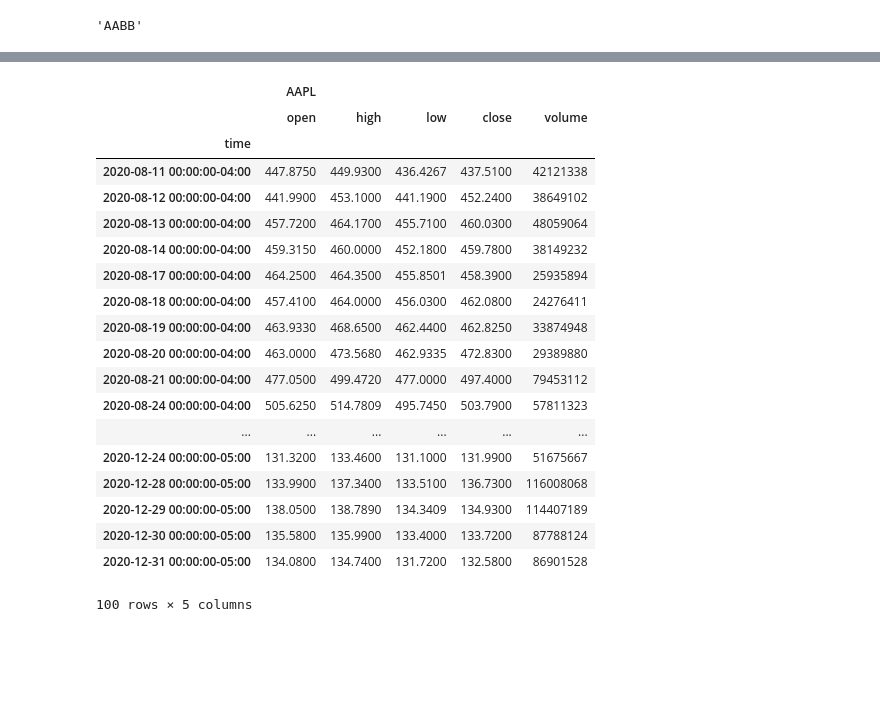
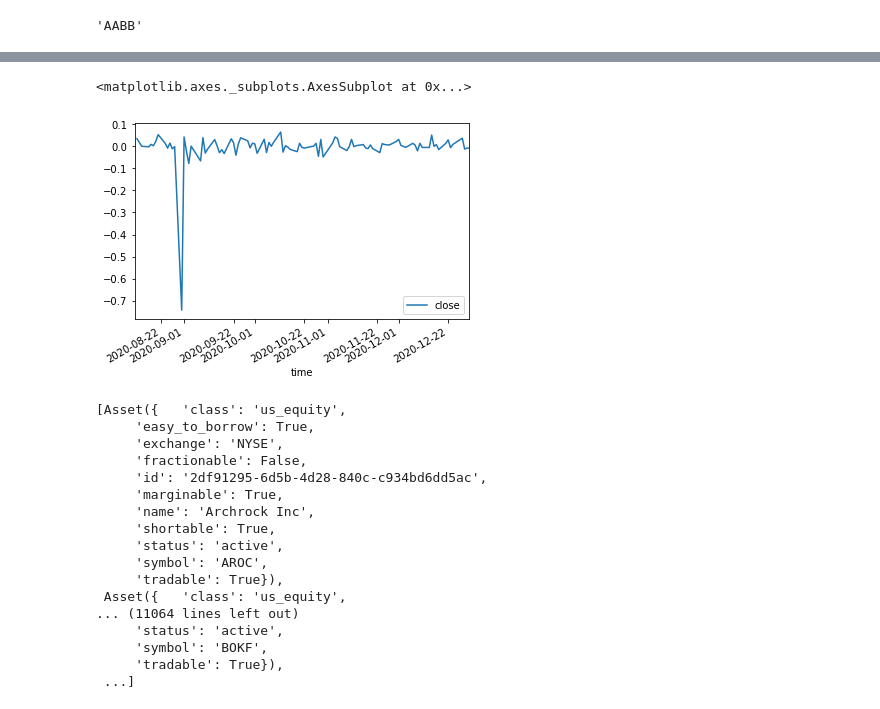
Before and after one commit to chimdyke82/j-Camp, a Jupyter notebook: Project1.ipynb, the cells around one changed output, grey strips where cells are left out. Drawn from its saved outputs; the diff is of its cells as text; code cells hidden in the pictures; blank space fills up the shorter version.

```diff
--- a/Project1.ipynb
+++ b/Project1.ipynb
@@ -314,44 +381,63 @@ interact(temp_test, tickers = stock_list )
 # %%
 today = date.today()
     ####################
     #getting all dates
 year1 = today.year - 4
 startdate_year1 = str(year1) + "-" + "01" + "-" + "01"
 enddate_year1 = str(year1) + "-" + "12" + "-" + "31"
 
 start_date1 = pd.Timestamp("2020-01-14", tz="America/New_York").isoformat()
 end_date1 = pd.Timestamp("2020-12-31", tz="America/New_York").isoformat()
 
 timeframe = "1D"
 
     # Get current closing prices for SPY and AGG
 # YOUR CODE HERE!
 df_ticker1 = alpaca.get_barset(
     'AAPL',
     timeframe,
     start=start_date1,
     end=end_date1,
     ).df
 
-df_ticker1
+#df_ticker1.reset_index(inplace = True)
+df_ticker1.columns = df_ticker1.columns.droplevel()
+df_ticker1['close'] = df_ticker1['close'].pct_change()
+df_ticker1 = df_ticker1[['close']]
+df_ticker1.plot(kind = 'line')
+#df_ticker1['AAPL']['close'] = df_ticker1['AAPL']['close'].pct_change()
+#df_ticker1['AAPL']['close']
 # %% [output]
-|  | AAPL |  |  |  |  |
-|  | open | high | low | close | volume |
-| time |  |  |  |  |  |
-| 2020-08-11 00:00:00-04:00 | 447.8750 | 449.9300 | 436.4267 | 437.5100 | 42121338 |
-| 2020-08-12 00:00:00-04:00 | 441.9900 | 453.1000 | 441.1900 | 452.2400 | 38649102 |
-| 2020-08-13 00:00:00-04:00 | 457.7200 | 464.1700 | 455.7100 | 460.0300 | 48059064 |
-| 2020-08-14 00:00:00-04:00 | 459.3150 | 460.0000 | 452.1800 | 459.7800 | 38149232 |
-| 2020-08-17 00:00:00-04:00 | 464.2500 | 464.3500 | 455.8501 | 458.3900 | 25935894 |
-| 2020-08-18 00:00:00-04:00 | 457.4100 | 464.0000 | 456.0300 | 462.0800 | 24276411 |
-| 2020-08-19 00:00:00-04:00 | 463.9330 | 468.6500 | 462.4400 | 462.8250 | 33874948 |
-| 2020-08-20 00:00:00-04:00 | 463.0000 | 473.5680 | 462.9335 | 472.8300 | 29389880 |
-| 2020-08-21 00:00:00-04:00 | 477.0500 | 499.4720 | 477.0000 | 497.4000 | 79453112 |
-| 2020-08-24 00:00:00-04:00 | 505.6250 | 514.7809 | 495.7450 | 503.7900 | 57811323 |
-| ... | ... | ... | ... | ... | ... |
-| 2020-12-24 00:00:00-05:00 | 131.3200 | 133.4600 | 131.1000 | 131.9900 | 51675667 |
-| 2020-12-28 00:00:00-05:00 | 133.9900 | 137.3400 | 133.5100 | 136.7300 | 116008068 |
-| 2020-12-29 00:00:00-05:00 | 138.0500 | 138.7890 | 134.3409 | 134.9300 | 114407189 |
-| 2020-12-30 00:00:00-05:00 | 135.5800 | 135.9900 | 133.4000 | 133.7200 | 87788124 |
-| 2020-12-31 00:00:00-05:00 | 134.0800 | 134.7400 | 131.7200 | 132.5800 | 86901528 |
-100 rows × 5 columns
+<matplotlib.axes._subplots.AxesSubplot at 0x...>
+[figure, added]
+# %%
+active_assets = alpaca.list_assets(status='active')
+
+templist = []
+for asset in active_assets:
+    #print(f"{asset.symbol}  \t{asset.name}")
+    aaa = 'Ticker: ' + asset.symbol + ' , Name: ' + asset.name
+    templist.append(aaa)
+
+#aaa = 'Ticker: ' + active_assets[1].symbol + ' , Name: ' + active_assets[1].name
+#aaa.split('Ticker: ', 1)[1].split(' ,',1)[0]
+
+active_assets
+# %% [output]
+[Asset({   'class': 'us_equity',
+     'easy_to_borrow': True,
+     'exchange': 'NYSE',
+     'fractionable': False,
+     'id': '2df91295-6d5b-4d28-840c-c934bd6dd5ac',
+     'marginable': True,
+     'name': 'Archrock Inc',
+     'shortable': True,
+     'status': 'active',
+     'symbol': 'AROC',
+     'tradable': True}),
+ Asset({   'class': 'us_equity',
+... (11064 lines left out)
+     'status': 'active',
+     'symbol': 'BOKF',
+     'tradable': True}),
+ ...]
```
Also changed, not shown: parts of 6 cells of this notebook.
